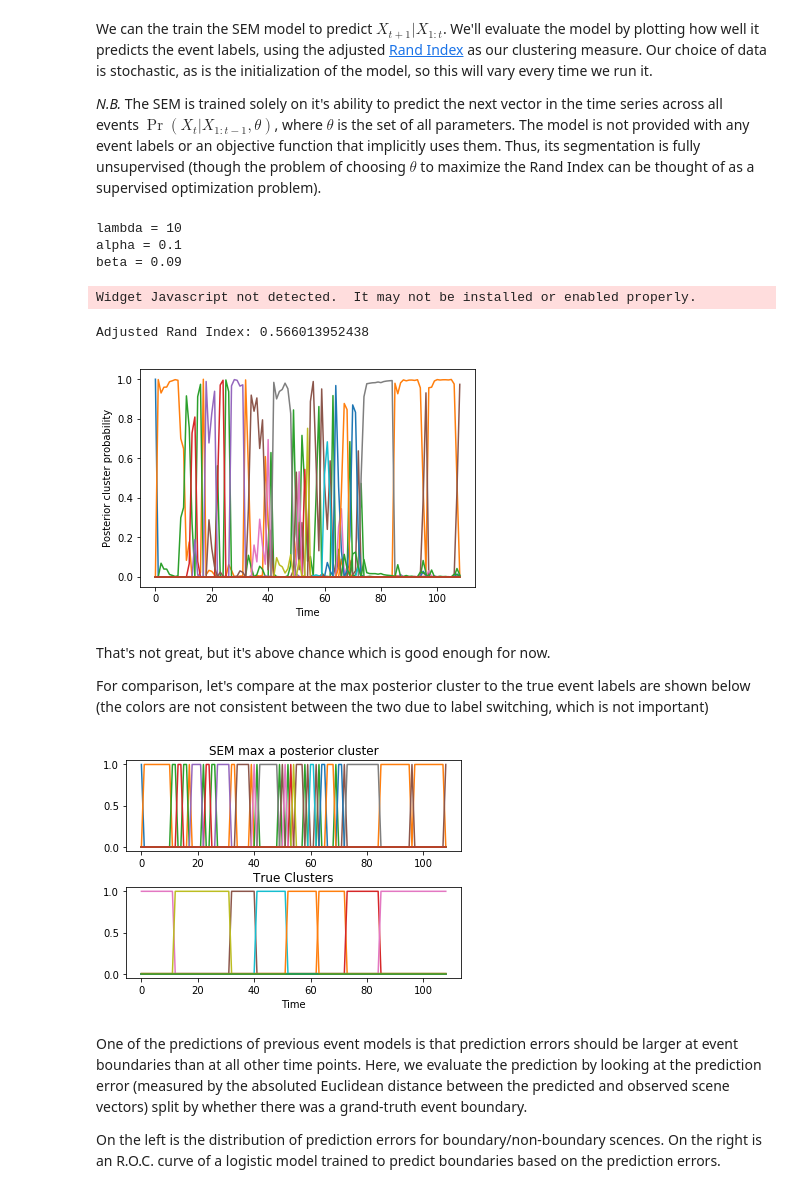
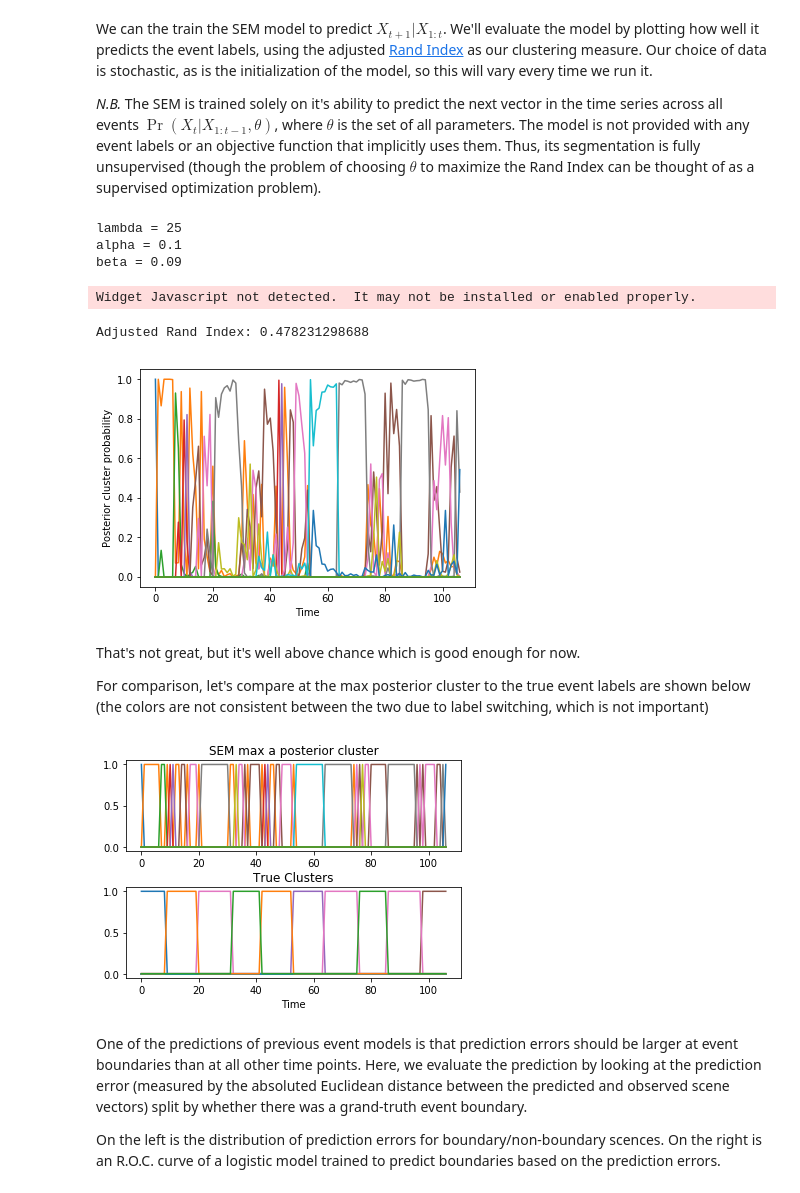
Before and after one commit to nicktfranklin/SEM_paper_simulations, a Jupyter notebook: Demo - Motion Capture Data.ipynb, the cells around one changed output. Drawn from its saved outputs; the diff is of its cells as text; code cells hidden in the pictures.

```diff
--- a/Demo - Motion Capture Data.ipynb
+++ b/Demo - Motion Capture Data.ipynb
@@ -89,7 +89,7 @@ We can the train the SEM model to predict $X_{t+1}|X_{1:t}$. We'll evaluate the
 *N.B.* The SEM is trained solely on it's ability to predict the next vector in the time series across all events $\Pr(X_t|X_{1:t-1}, \theta)$, where $\theta$ is the set of all parameters. The model is not provided with any event labels or an objective function that implicitly uses them. Thus, its segmentation is fully unsupervised (though the problem of choosing $\theta$ to maximize the Rand Index can be thought of as a supervised optimization problem).
 # %%
 import tensorflow as tf
-from models import SEM, KerasSRN_batch
+from models import SEM, KerasSimpleRNN
 from opt.evaluate_motion import evaluate
 import numpy as np
 
@@ -104,42 +104,43 @@ sgd_kwargs = {
 _, D = X_train.shape
 
 # specify the model architecture (makes a big difference! especially the training parameters)
-f_class = KerasSRN_batch
-f_opts = dict(t=3, n_batch=250, aug_noise=0.001, sgd_kwargs=sgd_kwargs,
-             n_hidden1=D, n_hidden2=D*2, hidden_act1='relu', hidden_act2='relu',)
+f_class = KerasSimpleRNN
+f_opts = dict(t=3, n_epochs=250, sgd_kwargs=sgd_kwargs,
+             n_hidden1=D, n_hidden2=D*2, hidden_act1='relu', hidden_act2='relu',
+             dropout=0.50)
 
 #best rand score: 0.78
-lmda = 10 # best lmda 10
+lmda = 25 # best lmda 10
 alfa = 0.1 # best alfa 0.01
 beta = 0.09 # best beta 0.09
 Omega = {
     'lmda': lmda,  # Stickyness (prior)
     'alfa': alfa, # Concentration parameter (prior)
     'beta': beta, # Likelihood noise
     't': 2,
     'f_class': f_class,
     'f_opts': f_opts
 }
 print 'lambda =', lmda
 print 'alpha =', alfa
 print 'beta =', beta
 
 r, post, pe = evaluate(X_train, y_train, Omega, save=False, return_pe=True)
 print "Adjusted Rand Index:", r
 plt.plot(post)
 plt.gca().set_ylabel('Posterior cluster probability')
 plt.gca().set_xlabel('Time')
 plt.show()
 tf.Session().close()
 # %% [output]
-lambda = 10
+lambda = 25
 alpha = 0.1
 beta = 0.09
 Widget Javascript not detected.  It may not be installed or enabled properly.
-Adjusted Rand Index: 0.566013952438
+Adjusted Rand Index: 0.478231298688
-[figure, old version]
+[figure, new version]
 # %% [markdown]
-That's not great, but it's above chance which is good enough for now.
+That's not great, but it's well above chance which is good enough for now.
 
 For comparison, let's compare at the max posterior cluster to the true event labels are shown below (the colors are not consistent between the two due to label switching, which is not important)
 # %%
@@ -161,7 +162,7 @@ axes[1].set_xlabel('Time')
 plt.subplots_adjust(hspace=0.4)
 plt.show()
 # %% [output]
-[figure, old version]
+[figure, new version]
 # %% [markdown]
 One of the predictions of previous event models is that prediction errors should be larger at event boundaries than at all other time points. Here, we evaluate the prediction by looking at the prediction error (measured by the absoluted Euclidean distance between the predicted and observed scene vectors) split by whether there was a grand-truth event boundary.
 
```
Also changed, not shown: parts of 7 cells of this notebook, 1 other file.
